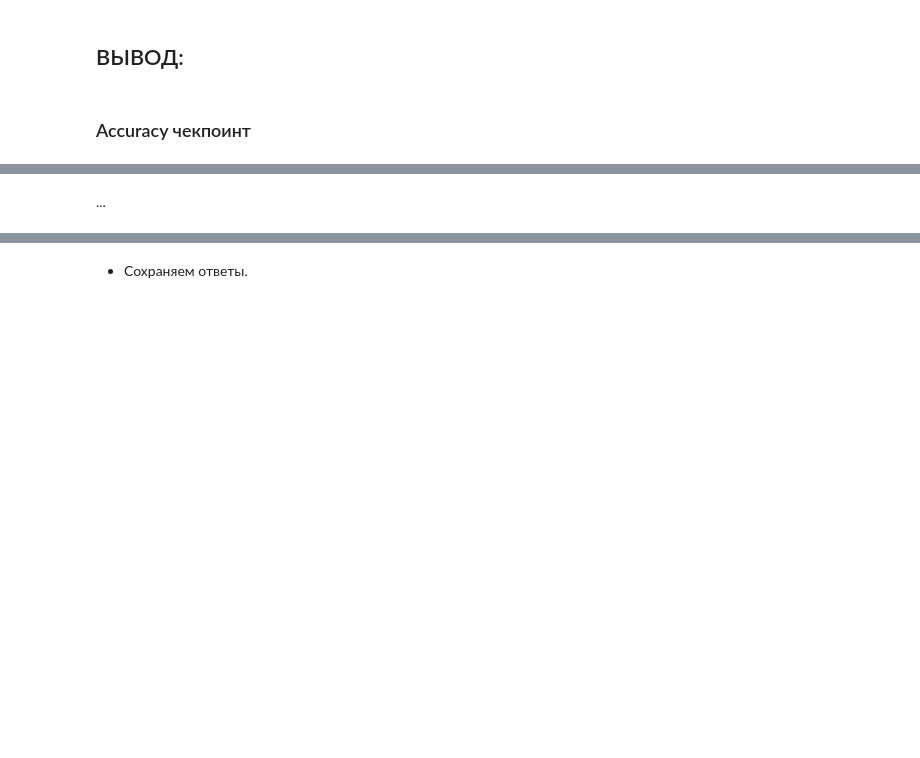
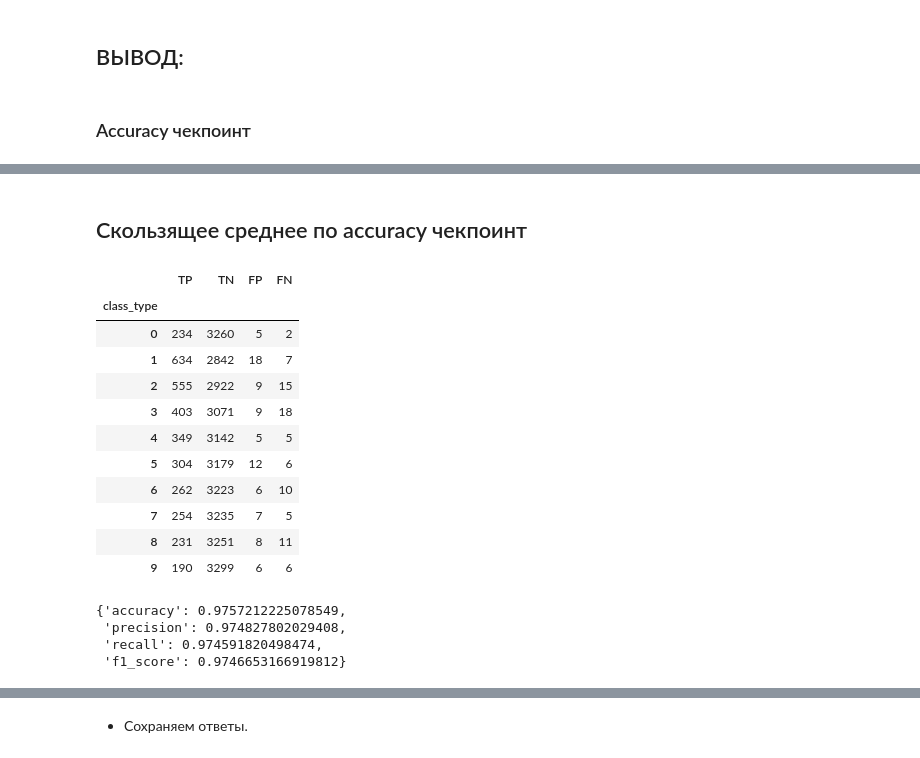
Before and after one commit to GrishaTS/YaMlProject, a Jupyter notebook: models/models/model_g_4.ipynb, the cells around one changed output, grey strips where cells are left out. Drawn from its saved outputs; the diff is of its cells as text; code cells hidden in the pictures; blank space fills up the shorter version.

```diff
--- a/models/models/model_g_4.ipynb
+++ b/models/models/model_g_4.ipynb
@@ -367,3 +373,24 @@ metrics.metrics()
-# %% [markdown]
-...
+# %% [markdown]
+## Скользящее среднее по accuracy чекпоинт
+# %%
+metrics = MulticlassClassificationMetrics(val_ds_y, ans_val_avg_categorical_accuracy)
+print(metrics)
+metrics.metrics()
+# %% [output]
+|  | TP | TN | FP | FN |
+| class_type |  |  |  |  |
+| 0 | 234 | 3260 | 5 | 2 |
+| 1 | 634 | 2842 | 18 | 7 |
+| 2 | 555 | 2922 | 9 | 15 |
+| 3 | 403 | 3071 | 9 | 18 |
+| 4 | 349 | 3142 | 5 | 5 |
+| 5 | 304 | 3179 | 12 | 6 |
+| 6 | 262 | 3223 | 6 | 10 |
+| 7 | 254 | 3235 | 7 | 5 |
+| 8 | 231 | 3251 | 8 | 11 |
+| 9 | 190 | 3299 | 6 | 6 |
+{'accuracy': 0.9757212225078549,
+ 'precision': 0.974827802029408,
+ 'recall': 0.974591820498474,
+ 'f1_score': 0.9746653166919812}
 # %% [markdown]
```
Also changed, not shown: parts of 20 cells of this notebook, 17 other files.
